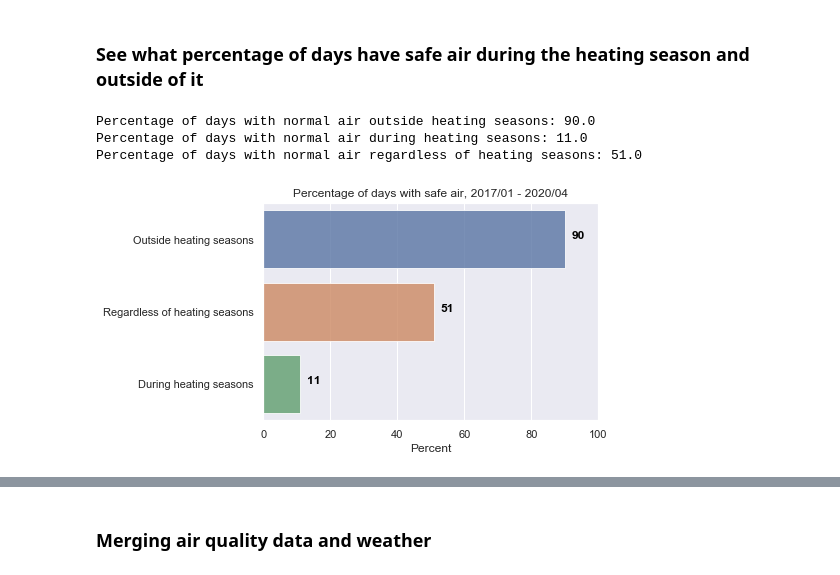
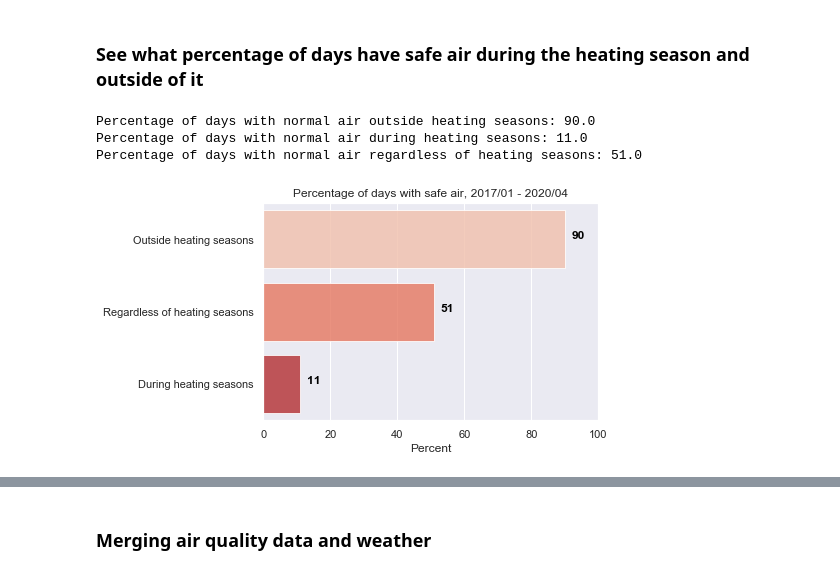
Before and after one commit to alibekU/almaty_air_2020, a Jupyter notebook: analysis_pm25.ipynb, the cells around one changed output, grey strips where cells are left out. Saved outputs shown, nothing was run; the diff lists cells and outputs as text; code cells hidden in the pictures.

```diff
--- a/analysis_pm25.ipynb
+++ b/analysis_pm25.ipynb
@@ -571,33 +573,33 @@ normal_air_percent = round(100*normal_air_days/total_days,0)
 print('Percentage of days with normal air outside heating seasons:', no_heating_percent)
 print('Percentage of days with normal air during heating seasons:', heating_percent)
 print('Percentage of days with normal air regardless of heating seasons:', normal_air_percent)
 
 import seaborn as sns
 fig, ax = plt.subplots()
 
 # set size and style
 #fig.set_size_inches(18, 10)
 
 sns.set_style('darkgrid')
 
 # store values and labels in lists
 X_plot = [no_heating_percent, normal_air_percent, heating_percent]
 labels = ['Outside heating seasons', 'Regardless of heating seasons', 'During heating seasons']
 
 # plot percentages using bar plot
-ax = sns.barplot(x=X_plot, y=labels, alpha=0.8)
+ax = sns.barplot(x=X_plot, y=labels, alpha=0.8, palette='Reds')
 ax.set(xlim = (0,100))
 
 # display values of bars
 for index,value in enumerate(X_plot):
     ax.text(value+2, index, str(int(value)), color='black', fontweight='bold')
 
 ax.set_xlabel('Percent')
 plt.title('Percentage of days with safe air, 2017/01 - 2020/04')
 plt.show()
-#ax.figure.savefig('percentage_days_normal_air.png')
+ax.figure.savefig('images/percentage_days_normal_air.png', bbox_inches="tight")
 # %% [output]
 Percentage of days with normal air outside heating seasons: 90.0
 Percentage of days with normal air during heating seasons: 11.0
 Percentage of days with normal air regardless of heating seasons: 51.0
-[figure, old version]
+[figure, new version]
```
Also changed, not shown: parts of 36 cells of this notebook.
